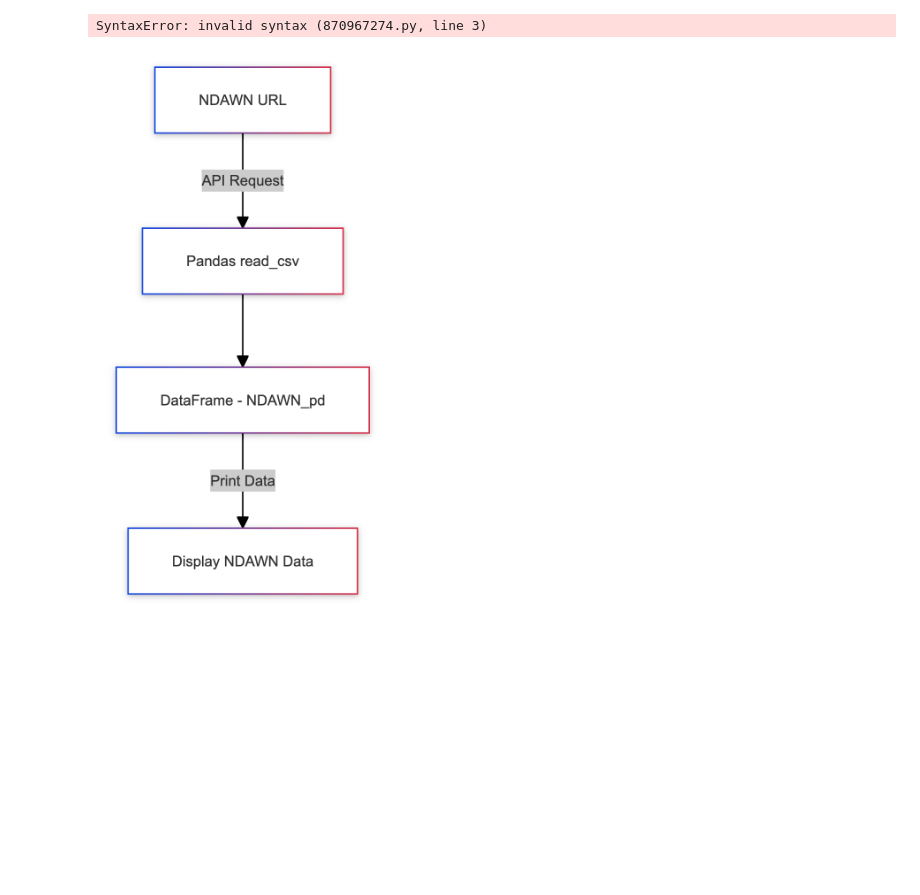
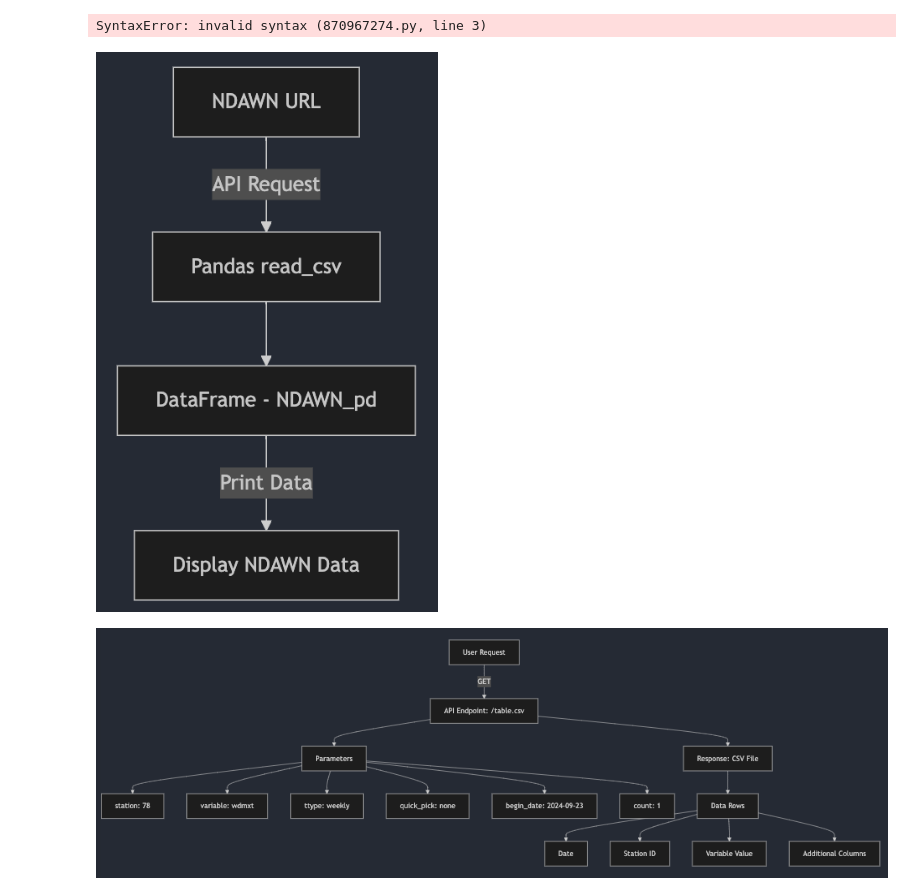
Before and after one commit to blanders98/GIS5571, a Jupyter notebook: Lab1/Lab 1_DFDs.ipynb, the cells around one changed output. Drawn from its saved outputs; the diff is of its cells as text; code cells hidden in the pictures; blank space fills up the shorter version.

```diff
--- a/Lab1/Lab 1_DFDs.ipynb
+++ b/Lab1/Lab 1_DFDs.ipynb
@@ -56,11 +85,16 @@ SyntaxError: invalid syntax (870967274.py, line 3)
 # %%
 ## Display the image of the data flow diagram
 
-dfd2_path = 'DFD_NDAWN.png'
+# Work flow
+dfd2_path = './DFDs/DFD_NDAWN.png'
+display(Image(filename=dfd2_path))
 
-display(Image(filename=dfd2_path))
+# API conceptual breakdown
+dfd_api2_path = './DFDs/DFD_NDAWN_API.png'
+display(Image(filename=dfd_api2_path))
 # %% [output]
-[figure, old version]
+[figure, new version]
+[figure, added]
 # %%
 ## ArcGIS Rest API - Mermaid.js Data Flow Diagram Code
 
```
Also changed, not shown: parts of 7 cells of this notebook.
